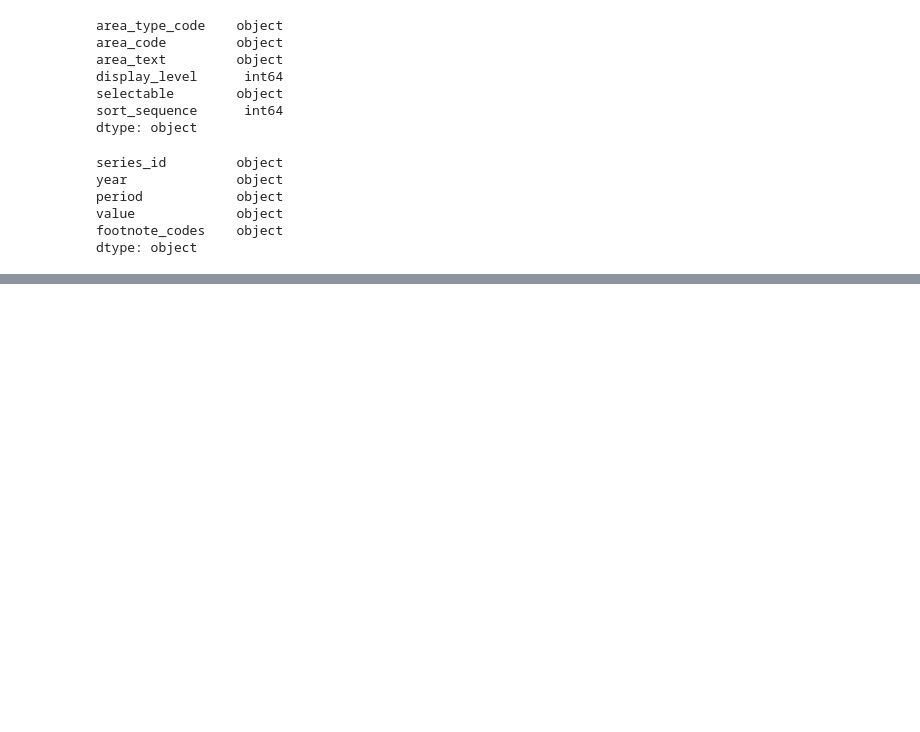
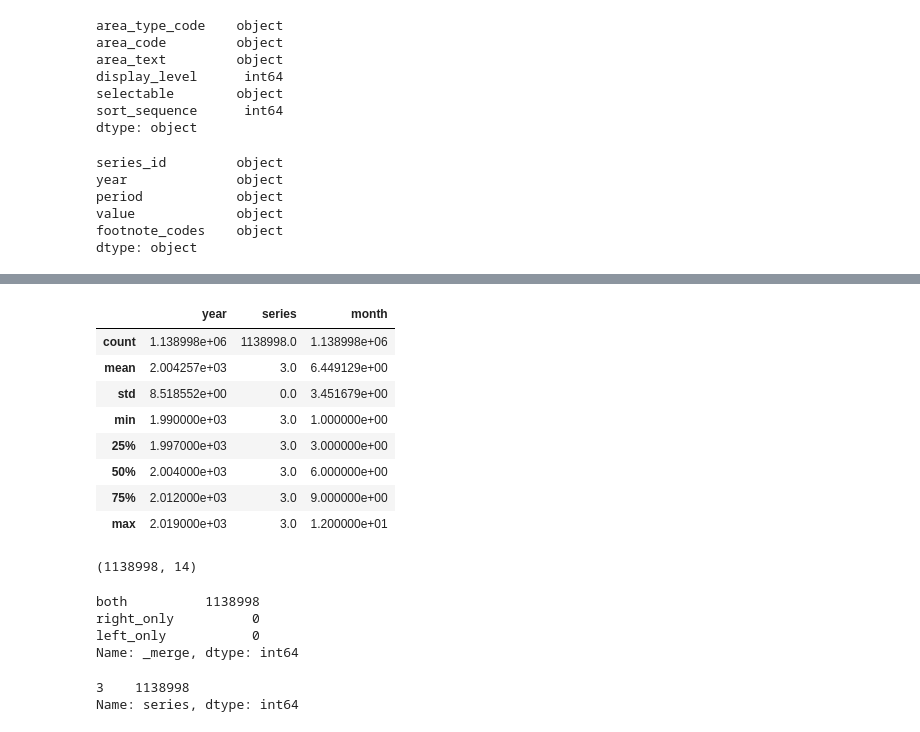
Before and after one commit to alexchunet/Data-fusion-project, a Jupyter notebook: 0. United States/Data/Bureau of Labor Statistics/County level/LAU Data/Import LAU DATA.ipynb, the cells around one changed output, grey strips where cells are left out. Drawn from its saved outputs; the diff is of its cells as text; code cells hidden in the pictures; blank space fills up the shorter version.

```diff
--- a/0. United States/Data/Bureau of Labor Statistics/County level/LAU Data/Import LAU DATA.ipynb
+++ b/0. United States/Data/Bureau of Labor Statistics/County level/LAU Data/Import LAU DATA.ipynb
@@ -70,0 +181,13 @@ la_data_64_County["value"]= la_data_64_County["value"].astype(str)
+# %%
+la_data_64_County = la_data_64_County[is_unemployment & is_month]
+la_data_64_County.describe()
+# %% [output]
+|  | year | series | month |
+| count | 1.138998e+06 | 1138998.0 | 1.138998e+06 |
+| mean | 2.004257e+03 | 3.0 | 6.449129e+00 |
+| std | 8.518552e+00 | 0.0 | 3.451679e+00 |
+| min | 1.990000e+03 | 3.0 | 1.000000e+00 |
+| 25% | 1.997000e+03 | 3.0 | 3.000000e+00 |
+| 50% | 2.004000e+03 | 3.0 | 6.000000e+00 |
+| 75% | 2.012000e+03 | 3.0 | 9.000000e+00 |
+| max | 2.019000e+03 | 3.0 | 1.200000e+01 |
@@ -70,0 +197,17 @@ la_data_64_County["value"]= la_data_64_County["value"].astype(str)
+# %%
+counties_03.shape
+# %% [output]
+(1138998, 14)
+# %%
+# LAUCN010010000000003
+counties_03['_merge'].value_counts()
+# %% [output]
+both          1138998
+right_only          0
+left_only           0
+Name: _merge, dtype: int64
+# %%
+counties_03['series'].value_counts()
+# %% [output]
+3    1138998
+Name: series, dtype: int64
```
Also changed, not shown: parts of 21 cells of this notebook, 1 other file.
